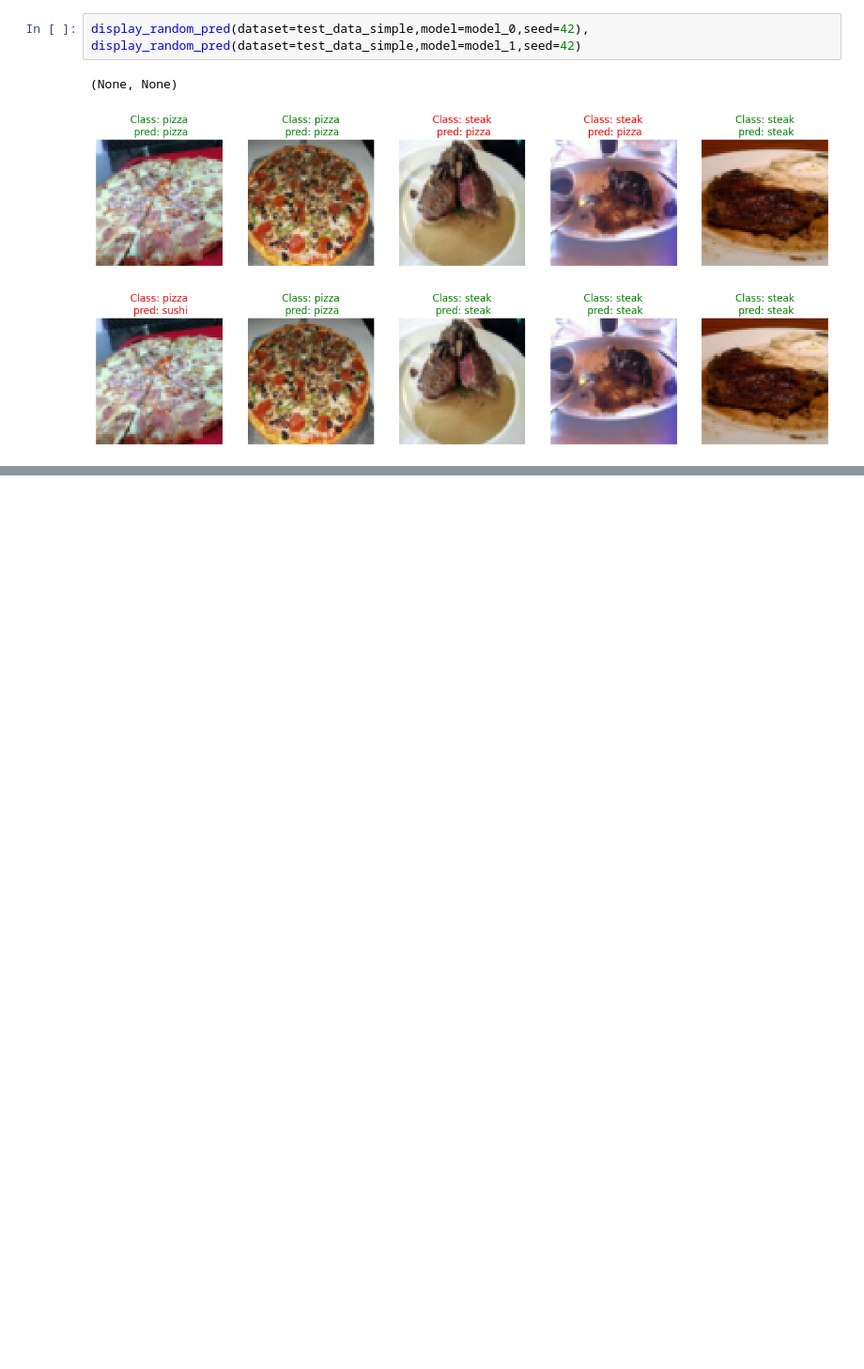
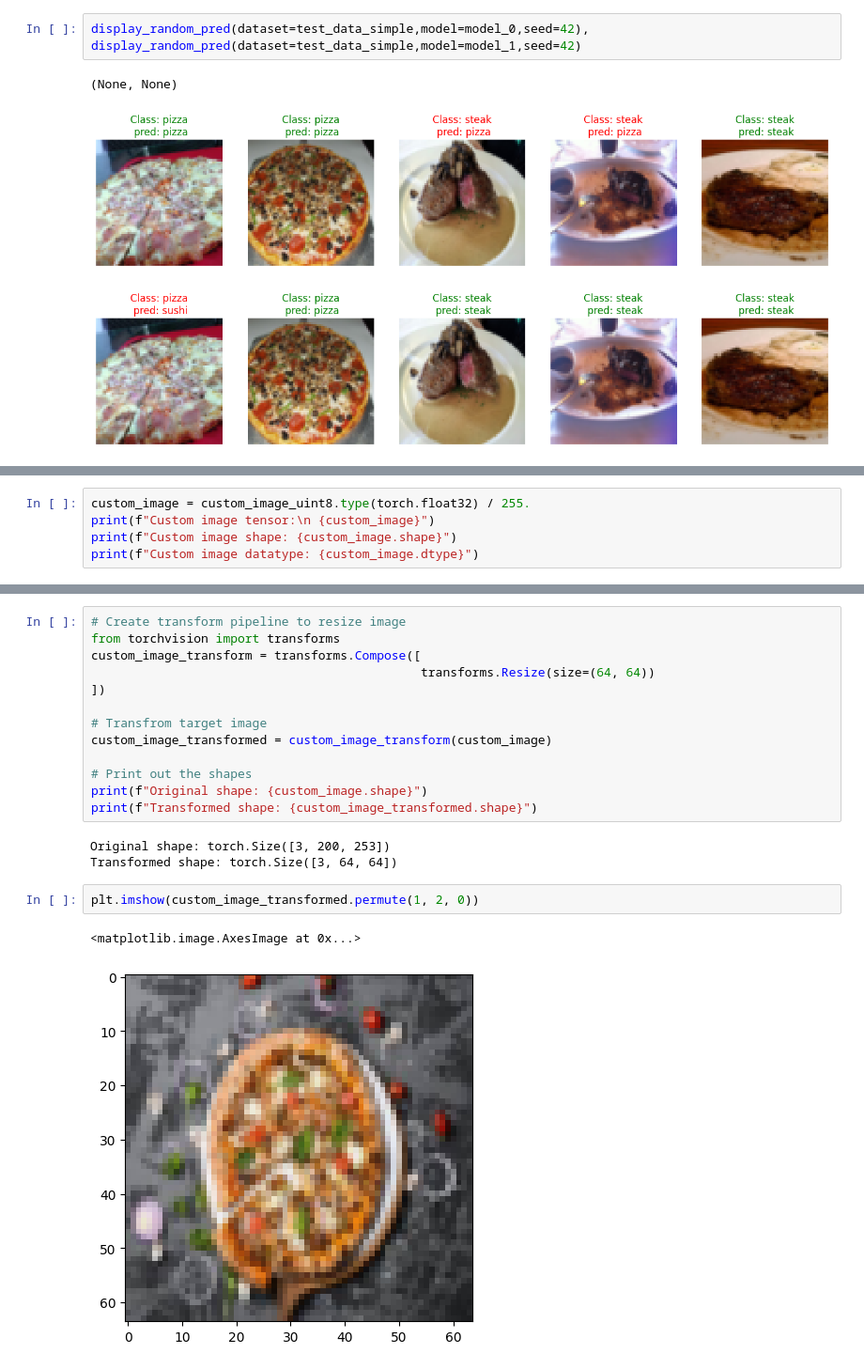
Before and after one commit to AvisarBhandari/Ml, a Jupyter notebook: Custom data/5_pytorch_custom_dataset.ipynb, the cells around one changed output, grey strips where cells are left out. Shown at 94% size. Cells and saved outputs as stored; diff of their text form; blank space fills up the shorter version.

```diff
--- a/Custom data/5_pytorch_custom_dataset.ipynb
+++ b/Custom data/5_pytorch_custom_dataset.ipynb
@@ -1071,0 +1126,5 @@ display_random_pred(dataset=test_data_simple,model=model_0,seed=42), display_ran
+# %%
+custom_image = custom_image_uint8.type(torch.float32) / 255.
+print(f"Custom image tensor:\n {custom_image}")
+print(f"Custom image shape: {custom_image.shape}")
+print(f"Custom image datatype: {custom_image.dtype}")
@@ -1071,0 +1149,21 @@ display_random_pred(dataset=test_data_simple,model=model_0,seed=42), display_ran
+# %%
+# Create transform pipeline to resize image
+from torchvision import transforms
+custom_image_transform = transforms.Compose([
+                                             transforms.Resize(size=(64, 64))
+])
+
+# Transfrom target image
+custom_image_transformed = custom_image_transform(custom_image)
+
+# Print out the shapes
+print(f"Original shape: {custom_image.shape}")
+print(f"Transformed shape: {custom_image_transformed.shape}")
+# %% [output]
+Original shape: torch.Size([3, 200, 253])
+Transformed shape: torch.Size([3, 64, 64])
+# %%
+plt.imshow(custom_image_transformed.permute(1, 2, 0))
+# %% [output]
+<matplotlib.image.AxesImage at 0x...>
+[figure, added]
```
Also changed, not shown: parts of 13 cells of this notebook.
